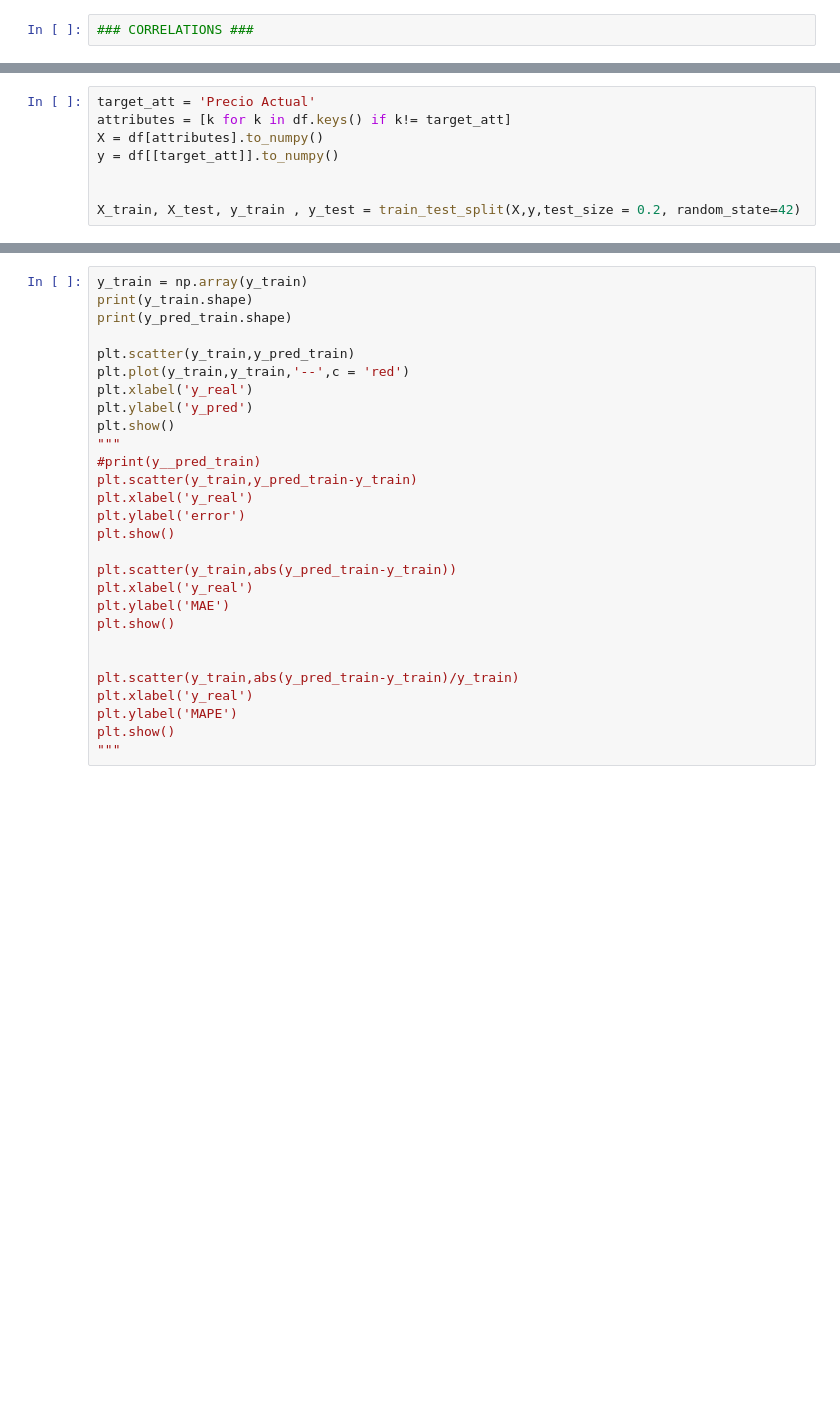
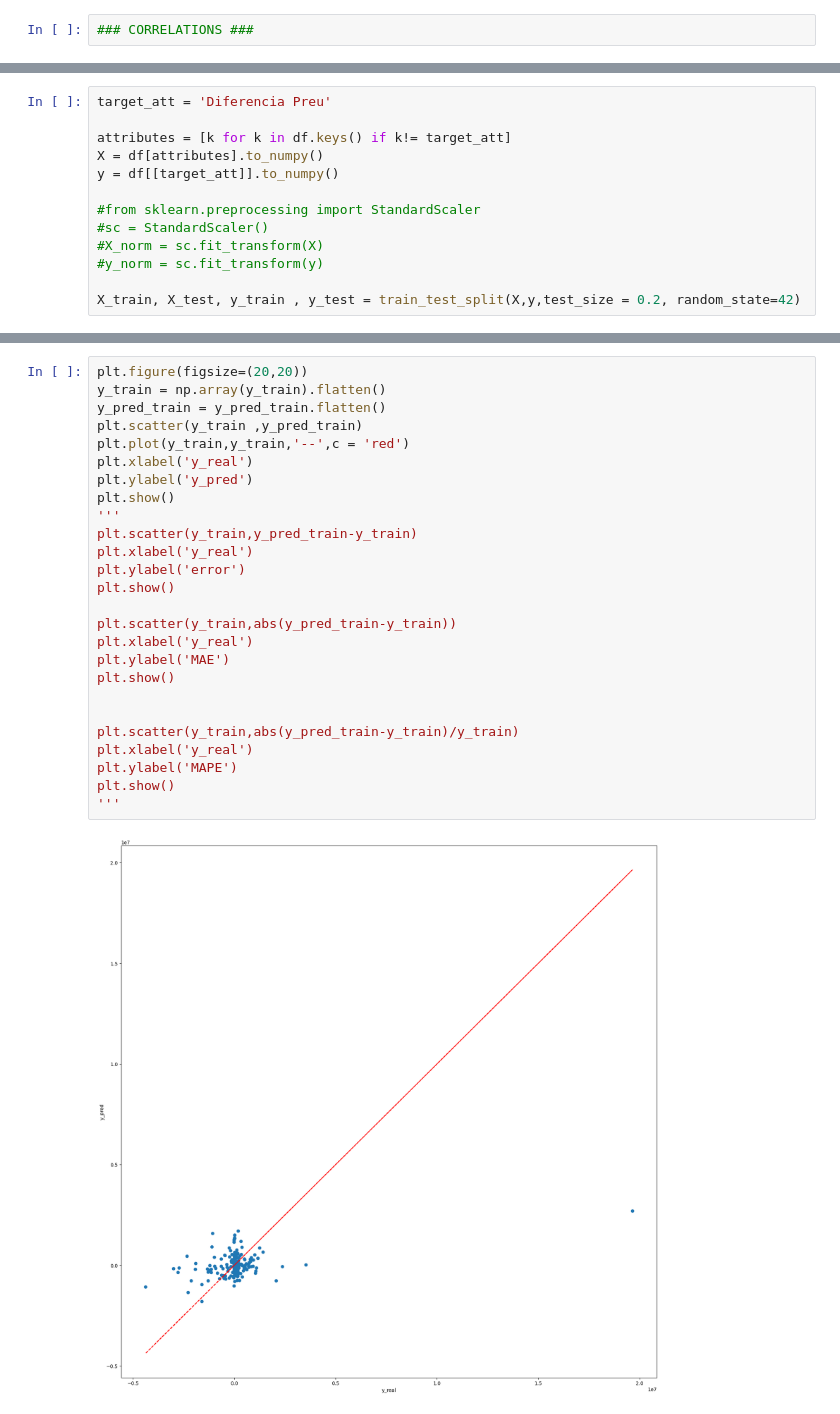
Before and after one commit to SantiMiquel/FantasyRegression, a Jupyter notebook: fantasy.ipynb, the cells around one changed output, grey strips where cells are left out. Cells and saved outputs as stored; diff of their text form; blank space fills up the shorter version.

Commit message:
Canvi targett

```diff
--- a/fantasy.ipynb
+++ b/fantasy.ipynb
@@ -85,9 +95,14 @@ plt.show()
 # %%
-target_att = 'Precio Actual'
+target_att = 'Diferencia Preu'
+
 attributes = [k for k in df.keys() if k!= target_att]
 X = df[attributes].to_numpy()
 y = df[[target_att]].to_numpy()
 
+#from sklearn.preprocessing import StandardScaler
+#sc = StandardScaler()
+#X_norm = sc.fit_transform(X)
+#y_norm = sc.fit_transform(y)
 
 X_train, X_test, y_train , y_test = train_test_split(X,y,test_size = 0.2, random_state=42)
 # %%
@@ -128,29 +120,28 @@ Goles en Propia Puerta 1267202.9902895475
 # %%
-y_train = np.array(y_train)
-print(y_train.shape)
-print(y_pred_train.shape)
-
-plt.scatter(y_train,y_pred_train)
+plt.figure(figsize=(20,20))
+y_train = np.array(y_train).flatten()
+y_pred_train = y_pred_train.flatten()
+plt.scatter(y_train ,y_pred_train)
 plt.plot(y_train,y_train,'--',c = 'red')
 plt.xlabel('y_real')
 plt.ylabel('y_pred')
 plt.show()
-"""
-#print(y__pred_train)
+'''
 plt.scatter(y_train,y_pred_train-y_train)
 plt.xlabel('y_real')
 plt.ylabel('error')
 plt.show()
 
 plt.scatter(y_train,abs(y_pred_train-y_train))
 plt.xlabel('y_real')
 plt.ylabel('MAE')
 plt.show()
 
 
 plt.scatter(y_train,abs(y_pred_train-y_train)/y_train)
 plt.xlabel('y_real')
 plt.ylabel('MAPE')
 plt.show()
-"""
+'''
 # %% [output]
+[figure, new version]
```
Also changed, not shown: parts of 9 cells of this notebook.
